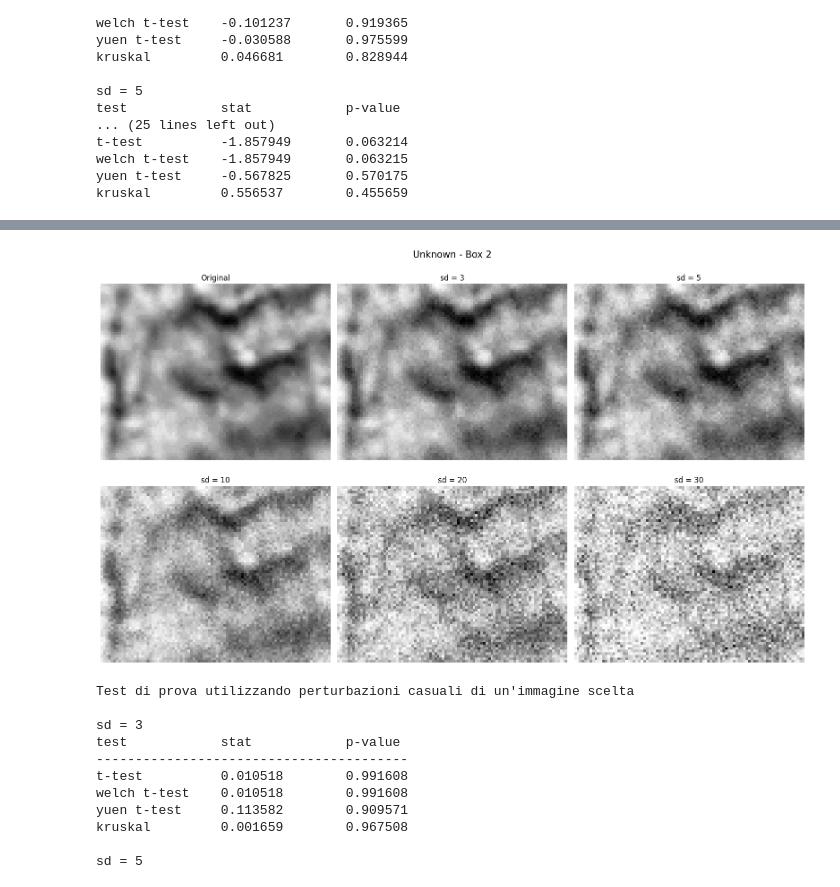
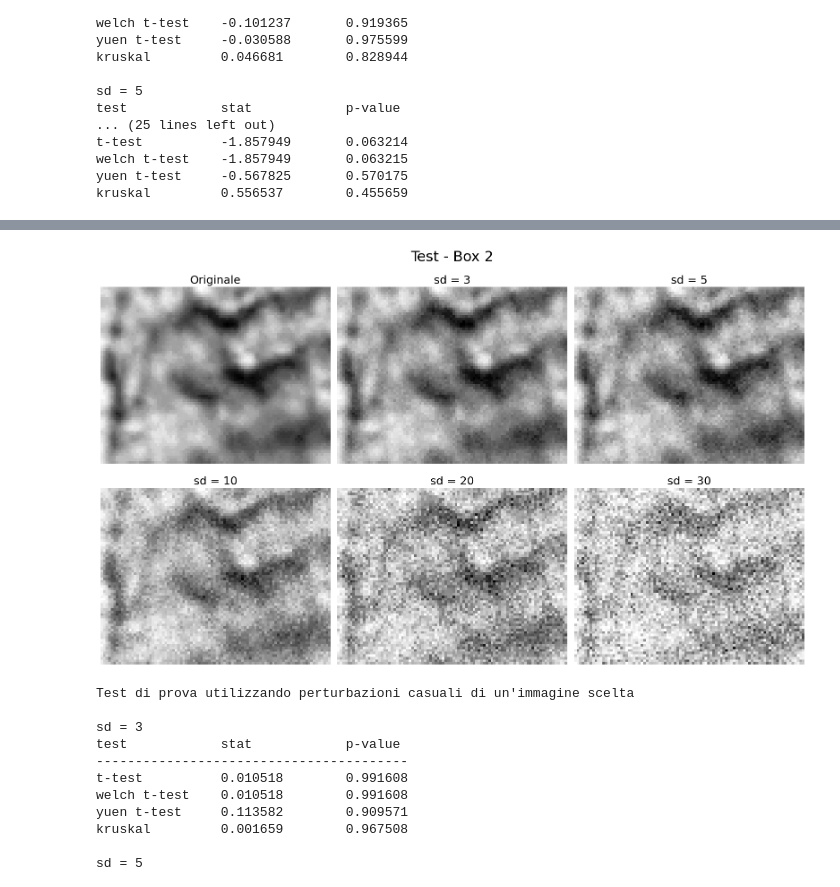
Before and after one commit to apiraccini/canova_fingerprints, a Jupyter notebook: final/analisi.ipynb, the cells around one changed output, grey strips where cells are left out. Saved outputs shown, nothing was run; the diff lists cells and outputs as text; code cells hidden in the pictures.

```diff
--- a/final/analisi.ipynb
+++ b/final/analisi.ipynb
@@ -23,0 +50,12 @@ images = [
+# %%
+# plot
+fig, axs = plt.subplots(1, 2, figsize = (12, 6))
+fig.suptitle('Impronte originali', fontsize = 23)
+
+for ax, im, tit in zip(axs.flat, images_raw, ['Canova', 'Test']):
+    ax.imshow(im, cmap='Greys')
+    ax.set_title(tit, fontsize = 18)
+    ax.axis('off')
+
+fig.tight_layout()
+plt.savefig(fig_path + 'raw_fingerprints.jpg')
@@ -24,13 +64,13 @@ images = [
 # %%
 # plot
 fig, axs = plt.subplots(1, 2, figsize = (12, 6))
-fig.suptitle('Fingerprints', fontsize = 15)
+fig.suptitle('Impronte lavorate con minutiae', fontsize = 23)
 
-for ax, im, tit in zip(axs.flat, images, ['Canova', 'Unknown']):
+for ax, im, tit in zip(axs.flat, images, ['Canova', 'Test']):
     ax.imshow(im, cmap='Greys')
-    ax.set_title(tit)
+    ax.set_title(tit, fontsize = 18)
     ax.axis('off')
 
 fig.tight_layout()
-plt.savefig(fig_path + 'fingerprints.jpg')
+plt.savefig(fig_path + 'boxed_fingerprints.jpg')
 # %% [output]
@@ -89,14 +129,14 @@ crops = [
 # plot boxes
 
 fig, axs = plt.subplots(2, 5, figsize = (16, 7))
-fig.suptitle('Coppie di minutiae', fontsize = 15)
+fig.suptitle('Coppie di minutiae', fontsize = 23)
 
 for i in range(len(crops)):
     for j in range(ncrops):
         im = crops[i][j]
         axs[i][j].imshow(im, cmap='Greys')
         axs[i][j].axis('off')
-        axs[i][j].set_title(f'Box {j+1}')
+        axs[i][j].set_title(f'Box {j+1}', fontsize = 18)
 
 fig.tight_layout()
 plt.savefig(fig_path + 'paired_boxes.jpg')
@@ -218,7 +288,7 @@ for_proof = [np.clip(t1 + np.random.normal(0, sd, t1.shape), 0, 255) for sd in s
 # plot boxes
 
 fig, axs = plt.subplots(2, 3, figsize = (16, 9))
-fig.suptitle('Canova - Box 4', fontsize = 15)
+fig.suptitle('Canova - Box 4', fontsize = 23)
 
 for i, ax in enumerate(axs.flatten()):
 
@@ -226,13 +296,13 @@ for i, ax in enumerate(axs.flatten()):
         im = t1
         ax.imshow(im, cmap='Greys')
         ax.axis('off')
-        ax.set_title(f'Original')
+        ax.set_title(f'Originale', fontsize = 18)
     else:
         im = for_proof[i-1]
         ax.imshow(im, cmap='Greys')
         ax.axis('off')
-        ax.set_title(f'sd = {sd_list[i-1]}')
+        ax.set_title(f'sd = {sd_list[i-1]}', fontsize = 18)
 
 fig.tight_layout()
-plt.savefig(fig_path + 'for_proof_1.jpg')
+plt.savefig(fig_path + 'proof1.jpg')
 # %% [output]
@@ -285,26 +377,26 @@ for_proof = [np.clip(t1 + np.random.normal(0, sd, t1.shape), 0, 255) for sd in s
 # %%
 # plot boxes
 
 fig, axs = plt.subplots(2, 3, figsize = (16, 10))
-fig.suptitle('Unknown - Box 2', fontsize = 15)
+fig.suptitle('Test - Box 2', fontsize = 23)
 
 for i, ax in enumerate(axs.flatten()):
 
     if i==0:
         im = t1
         ax.imshow(im, cmap='Greys')
         ax.axis('off')
-        ax.set_title(f'Original')
+        ax.set_title(f'Originale', fontsize = 18)
     else:
         im = for_proof[i-1]
         ax.imshow(im, cmap='Greys')
         ax.axis('off')
-        ax.set_title(f'sd = {sd_list[i-1]}')
+        ax.set_title(f'sd = {sd_list[i-1]}', fontsize = 18)
 
 fig.tight_layout()
-plt.savefig(fig_path + 'for_proof_1.jpg')
+plt.savefig(fig_path + 'proof2.jpg')
 # %% [output]
-[figure, old version]
+[figure, new version]
 # %%
 print("Test di prova utilizzando perturbazioni casuali di un'immagine scelta")
 
```
Also changed, not shown: parts of 11 cells of this notebook, 8 other files.
